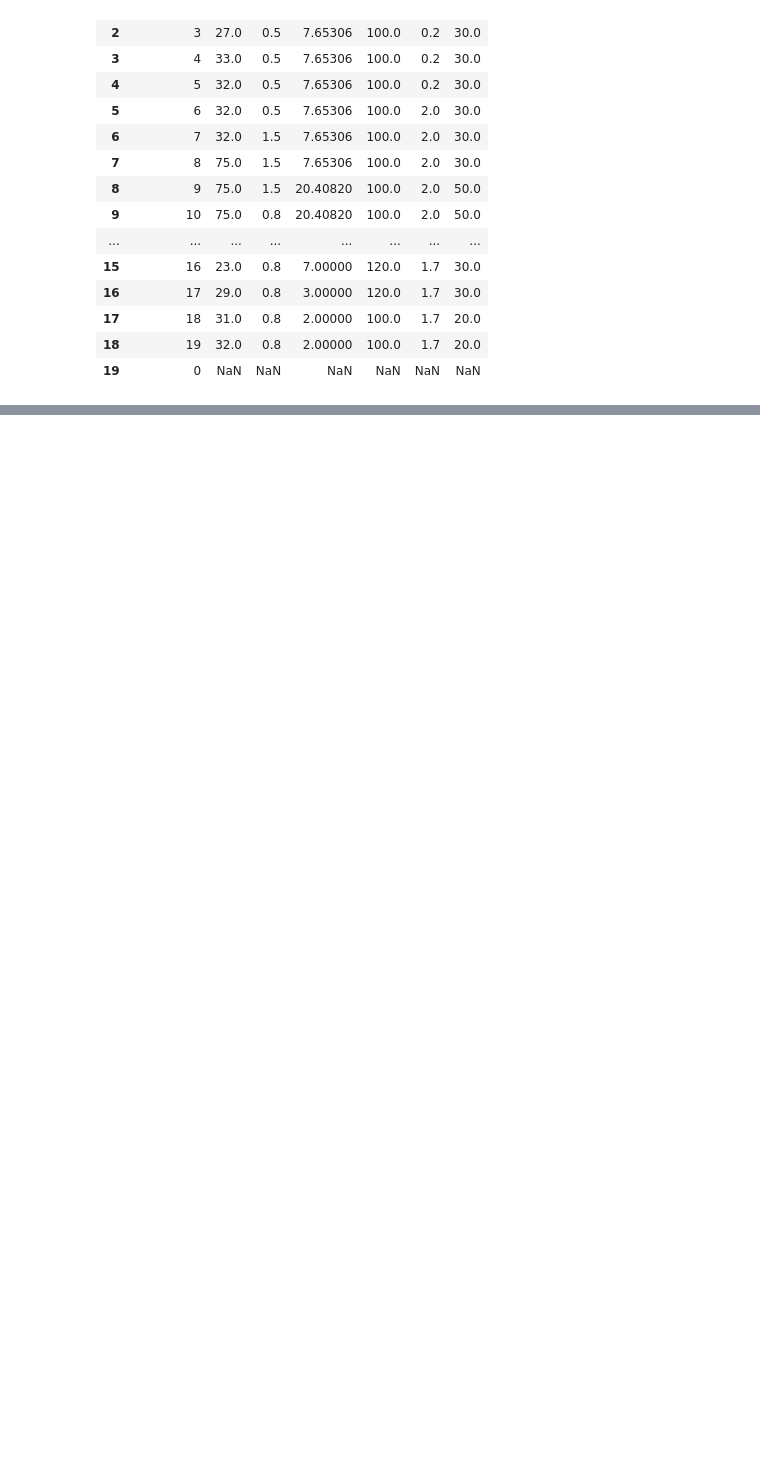
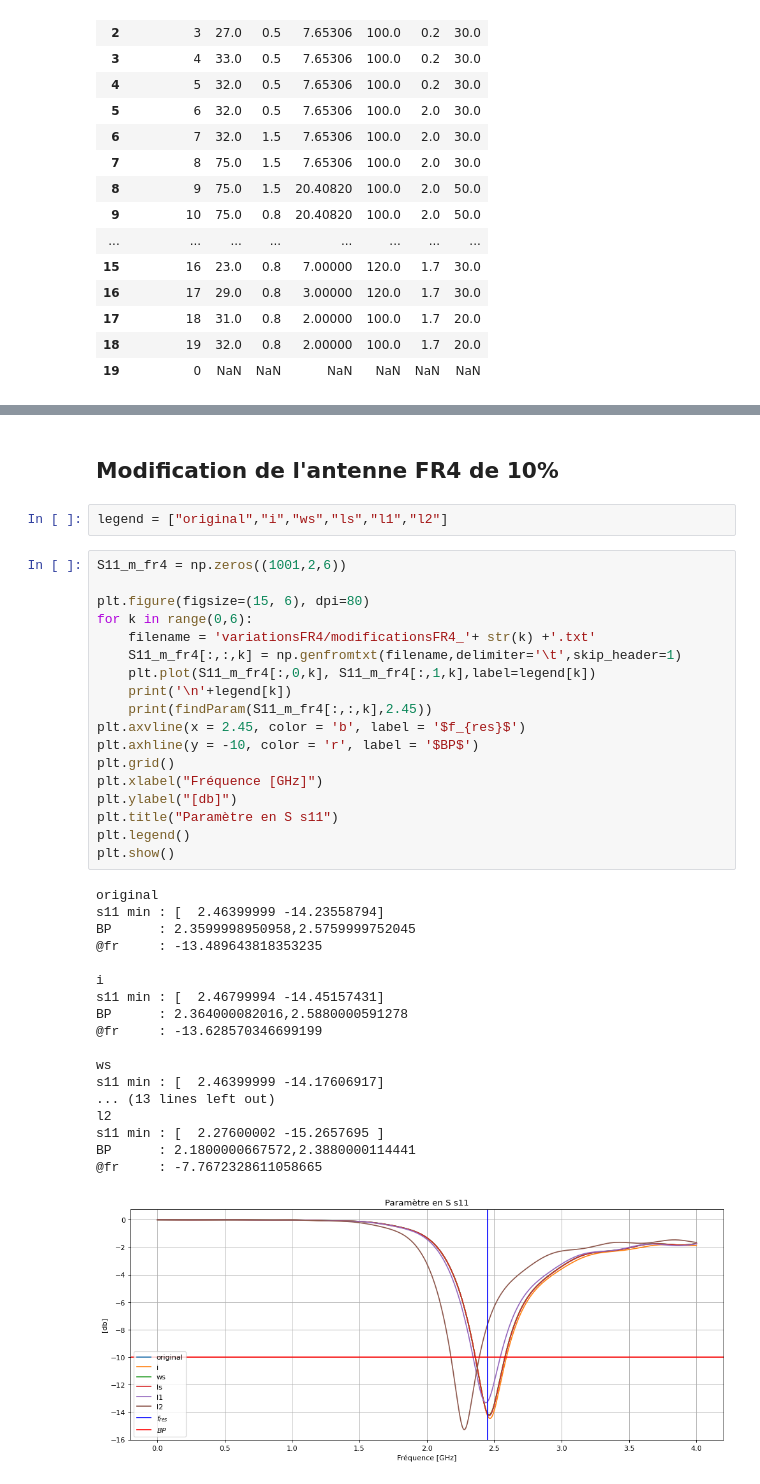
Before and after one commit to quentin-muller/TSMAppElm_Labo02, a Jupyter notebook: Results/compareResult__v2.ipynb, the cells around one changed output, grey strips where cells are left out. Drawn from its saved outputs; the diff is of its cells as text; blank space fills up the shorter version.

```diff
--- a/Results/compareResult__v2.ipynb
+++ b/Results/compareResult__v2.ipynb
@@ -84 +95,42 @@ findMin(S11_cer), findBP(S11_cer), findFreq(S11_cer,2.45)
 [figure]
+# %% [markdown]
+## Modification de l'antenne FR4 de 10%
+# %%
+legend = ["original","i","ws","ls","l1","l2"]
+# %%
+S11_m_fr4 = np.zeros((1001,2,6))
+
+plt.figure(figsize=(15, 6), dpi=80)
+for k in range(0,6):
+    filename = 'variationsFR4/modificationsFR4_'+ str(k) +'.txt'
+    S11_m_fr4[:,:,k] = np.genfromtxt(filename,delimiter='\t',skip_header=1)
+    plt.plot(S11_m_fr4[:,0,k], S11_m_fr4[:,1,k],label=legend[k])
+    print('\n'+legend[k])
+    print(findParam(S11_m_fr4[:,:,k],2.45))
+plt.axvline(x = 2.45, color = 'b', label = '$f_{res}$')
+plt.axhline(y = -10, color = 'r', label = '$BP$')
+plt.grid()
+plt.xlabel("Fréquence [GHz]")
+plt.ylabel("[db]")
+plt.title("Paramètre en S s11")
+plt.legend()
+plt.show()
+# %% [output]
+original
+s11 min : [  2.46399999 -14.23558794]
+BP      : 2.3599998950958,2.5759999752045
+@fr     : -13.489643818353235
+
+i
+s11 min : [  2.46799994 -14.45157431]
+BP      : 2.364000082016,2.5880000591278
+@fr     : -13.628570346699199
+
+ws
+s11 min : [  2.46399999 -14.17606917]
+... (13 lines left out)
+l2
+s11 min : [  2.27600002 -15.2657695 ]
+BP      : 2.1800000667572,2.3880000114441
+@fr     : -7.7672328611058665
+[figure, added]
```
Also changed, not shown: parts of 4 cells of this notebook, 13 other files.
